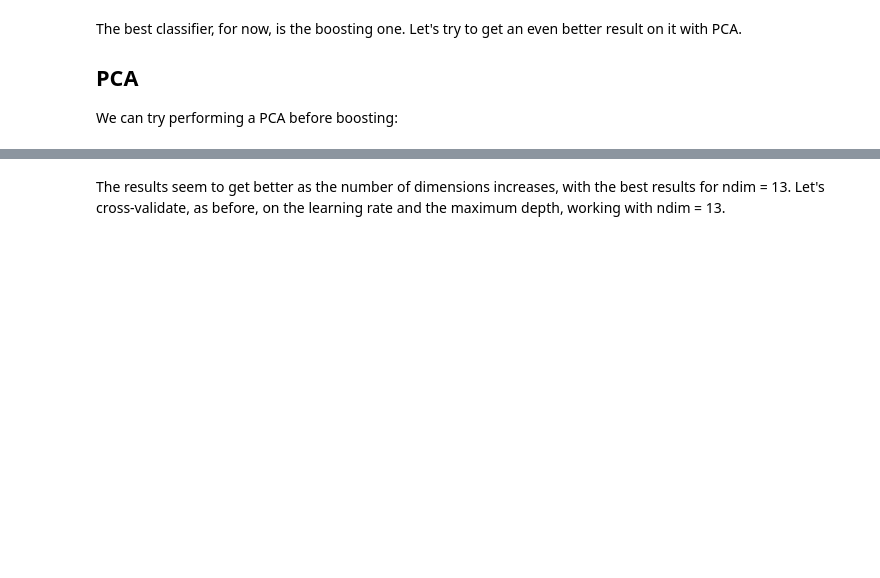
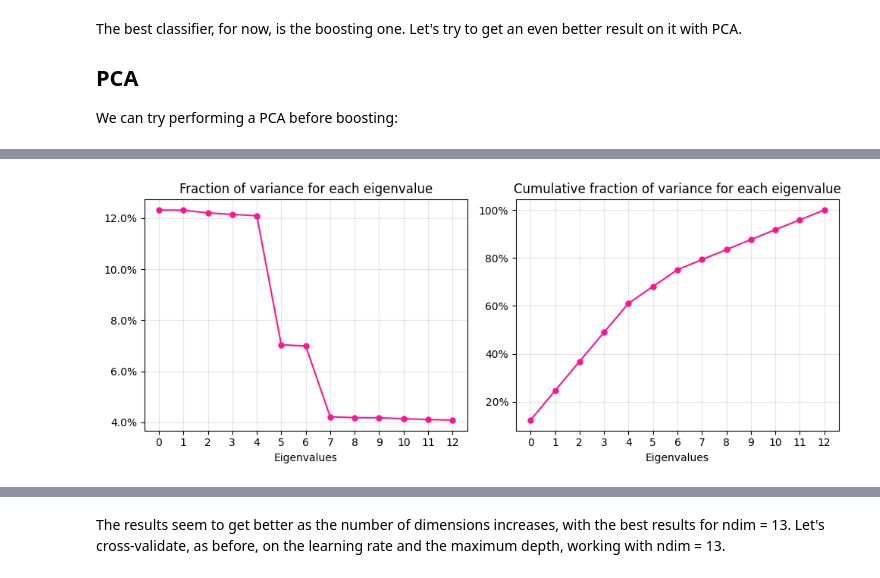
Before and after one commit to Alice-Palladino/astrostatistics_bicocca_2024, a Jupyter notebook: working/L20 - Detecting gravitational waves.ipynb, the cells around one changed output, grey strips where cells are left out. Cells and saved outputs as stored; diff of their text form; code cells hidden in the pictures; blank space fills up the shorter version.

```diff
--- a/working/L20 - Detecting gravitational waves.ipynb
+++ b/working/L20 - Detecting gravitational waves.ipynb
@@ -892,0 +945,22 @@ We can try performing a PCA before boosting:
+# %%
+fig, ax = plt.subplots(1, 2, figsize=(10, 4))
+xgrid = np.arange(13)
+
+ax[0].plot(xgrid, evals, marker = 'o', markersize = 5, ls = '-', color = 'deeppink')
+ax[0].grid(c='grey', alpha = 0.2)
+ax[0].set_xlabel('Eigenvalues')
+ax[0].set_xticks(xgrid)
+ax[0].yaxis.set_major_formatter(PercentFormatter(xmax=1))
+ax[0].set_title('Fraction of variance for each eigenvalue')
+
+ax[1].plot(xgrid, np.cumsum(evals), marker = 'o', markersize = 5, ls = '-', color = 'deeppink')
+ax[1].grid(c='grey', alpha = 0.2)
+ax[1].set_xlabel('Eigenvalues')
+ax[1].set_xticks(xgrid)
+ax[1].yaxis.set_major_formatter(PercentFormatter(xmax=1))
+ax[1].set_title('Cumulative fraction of variance for each eigenvalue')
+
+plt.tight_layout()
+plt.show()
+# %% [output]
+[figure, added]
```
Also changed, not shown: parts of 19 cells of this notebook.
